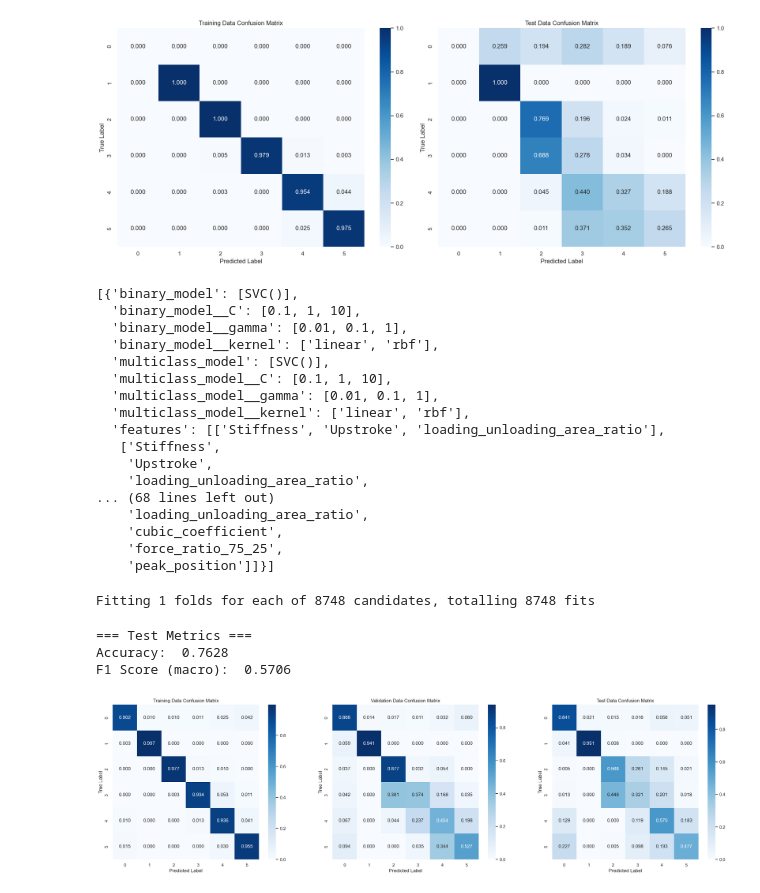
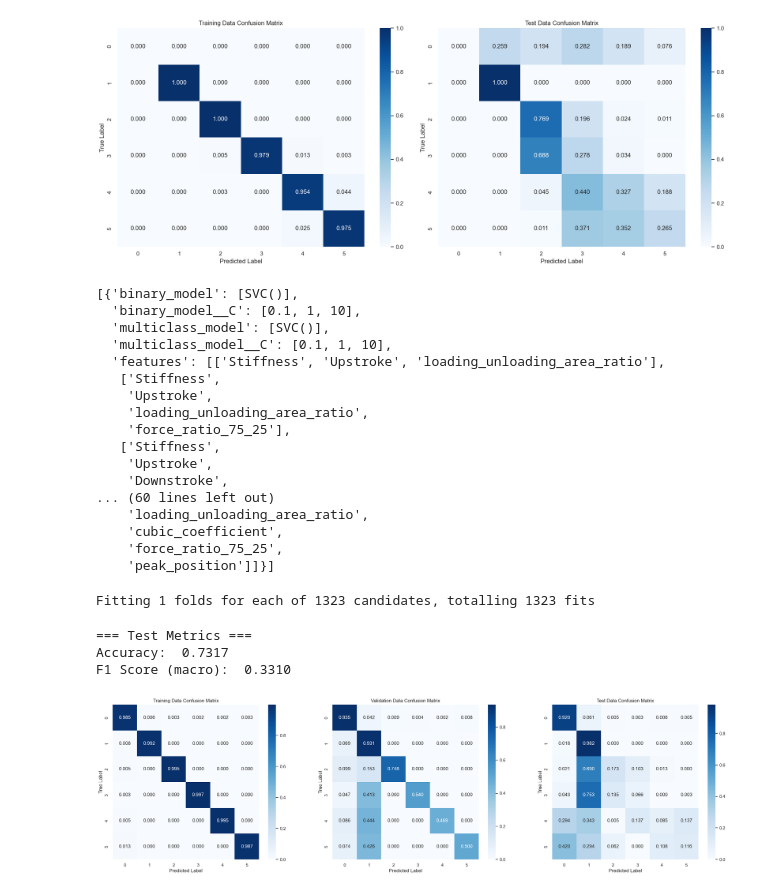
Before and after one commit to ivanbrillo/ArtificialTouch, a Jupyter notebook: DataTable6.ipynb, the cells around one changed output. Drawn from its saved outputs; the diff is of its cells as text; code cells hidden in the pictures.

```diff
--- a/DataTable6.ipynb
+++ b/DataTable6.ipynb
@@ -1201,42 +1202,21 @@ class TwoStageClassifier(BaseEstimator, ClassifierMixin):
 # List of model hyperparameters definitions
 models = [
     {
-        'model': SVC(),
+        'model': SVC(kernel='rbf'),
         'hyperparameters': {
             'C': [0.1, 1, 10],
-            'gamma': [0.01, 0.1, 1],
-            'kernel': ['rbf']
+            # 'gamma': [0.01, 0.1, 1],
         }
     },
     {
-        'model': RandomForestClassifier(n_jobs=-1, bootstrap=True, criterion='entropy', max_features=0.5),
+        'model': RandomForestClassifier(n_jobs=-1, bootstrap=True, criterion='entropy', max_features=0.5, n_estimators=200),
         'hyperparameters': {
-            'n_estimators': [100, 200],
             'max_depth': [None, 10],
-            'min_samples_split': [10, 20, 30],
-            'min_samples_leaf': [5, 10, 15]
+            'min_samples_split': [15, 20, 25],
+            'min_samples_leaf': [2, 5, 8]
         }
     }
-]
-
-
-from sklearn.linear_model import LogisticRegression
-from sklearn.naive_bayes import GaussianNB
-from sklearn.ensemble import GradientBoostingClassifier
-from xgboost import XGBClassifier
-from sklearn.neural_network import MLPClassifier
-
-# models = [
-#
-#     # {
-#     #     'model': GradientBoostingClassifier(),
-#     #     'hyperparameters': {
-#     #         'n_estimators': [100, 200],
-#     #         'learning_rate': [0.01, 0.1],
-#     #         'max_depth': [3, 5]
-#     #     }
-#     # },
-#     {
+#   {
 #         'model': XGBClassifier(use_label_encoder=False, eval_metric='mlogloss'),
 #         'hyperparameters': {
 #             'n_estimators': [100, 200],
@@ -1244,7 +1224,10 @@ from sklearn.neural_network import MLPClassifier
 #             'gamma': [i / 10.0 for i in range(0, 4)]
 #         }
 #     }
-# ]
+]
+
+
+
 
 from itertools import product
 
@@ -1278,23 +1261,23 @@ param_grid
 # %% [output]
 [{'binary_model': [SVC()],
   'binary_model__C': [0.1, 1, 10],
-  'binary_model__gamma': [0.01, 0.1, 1],
-  'binary_model__kernel': ['linear', 'rbf'],
   'multiclass_model': [SVC()],
   'multiclass_model__C': [0.1, 1, 10],
-  'multiclass_model__gamma': [0.01, 0.1, 1],
-  'multiclass_model__kernel': ['linear', 'rbf'],
   'features': [['Stiffness', 'Upstroke', 'loading_unloading_area_ratio'],
    ['Stiffness',
     'Upstroke',
     'loading_unloading_area_ratio',
-... (68 lines left out)
+    'force_ratio_75_25'],
+   ['Stiffness',
+    'Upstroke',
+    'Downstroke',
+... (60 lines left out)
     'loading_unloading_area_ratio',
     'cubic_coefficient',
     'force_ratio_75_25',
     'peak_position']]}]
 # %%
-from sklearn.metrics import confusion_matrix, ConfusionMatrixDisplay
+from sklearn.metrics import confusion_matrix
 import matplotlib.pyplot as plt
 from sklearn.model_selection import PredefinedSplit
 from sklearn.model_selection import GridSearchCV
@@ -1335,7 +1318,7 @@ grid_search.fit(X_train_val, y_train_val)
 print("Best Params:", grid_search.best_params_)
 print("Best Score:", grid_search.best_score_)
 # %% [output]
-Fitting 1 folds for each of 8748 candidates, totalling 8748 fits
+Fitting 1 folds for each of 1323 candidates, totalling 1323 fits
 # %%
 from sklearn.metrics import accuracy_score, precision_score, recall_score, f1_score, classification_report
 
@@ -1366,34 +1349,34 @@ for param, value in best_params.items():
 # setattr(multiclass_model, "C", 18)
 # # setattr(multiclass_model, "kernel", "poly")
 # setattr(multiclass_model, "gamma", 0.1)
 #
 
 # Create classifier with the configured models
 best_clf = TwoStageClassifier(
     binary_model=binary_model,
     multiclass_model=multiclass_model,
-    features=feature_list,
+    features=best_features,
     train_smoothed=hard_spots_train_smoothed
 )
 
 # Now fit and evaluate as before
 best_clf.fit(X_train_final[best_features], y_train)
 
 # Make predictions
 y_pred_test = best_clf.predict(X_test_final[best_features])
 y_pred_train = best_clf.predict(X_train_final[best_features])
 y_pred_val = best_clf.predict(X_val_final[best_features])
 
 # Plot confusion matrices
 fig, (ax1, ax2, ax3) = plt.subplots(1, 3, figsize=(28, 7))
 plot_confusion_matrix(y_train, y_pred_train, 'Training Data Confusion Matrix', ax1)
 plot_confusion_matrix(y_validation, y_pred_val, 'Validation Data Confusion Matrix', ax2)
 plot_confusion_matrix(y_test, y_pred_test, 'Test Data Confusion Matrix', ax3)
 
 # Print performance metrics
 print_metrics(y_test, y_pred_test, label="Test")
 # %% [output]
 === Test Metrics ===
-Accuracy:  0.7628
-F1 Score (macro):  0.5706
+Accuracy:  0.7317
+F1 Score (macro):  0.3310
-[figure, old version]
+[figure, new version]
```
Also changed, not shown: parts of 1 cell of this notebook.
